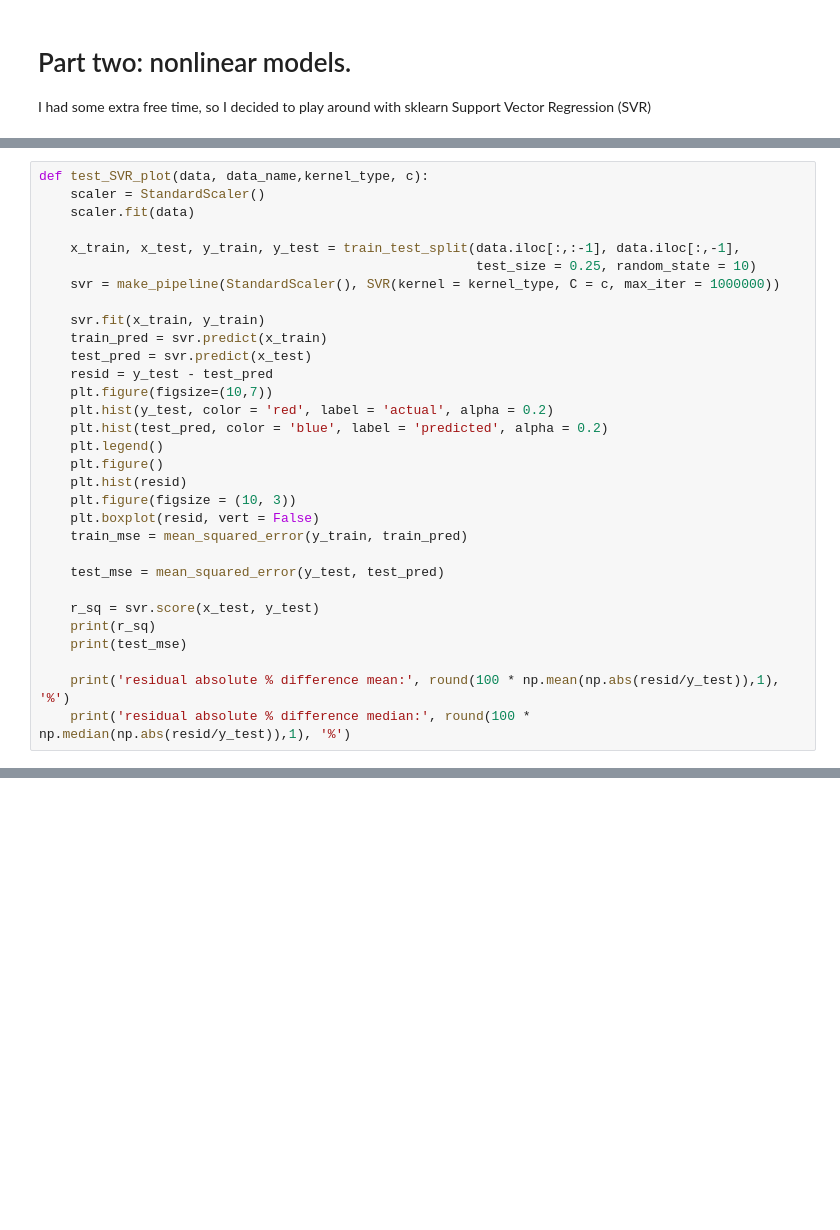
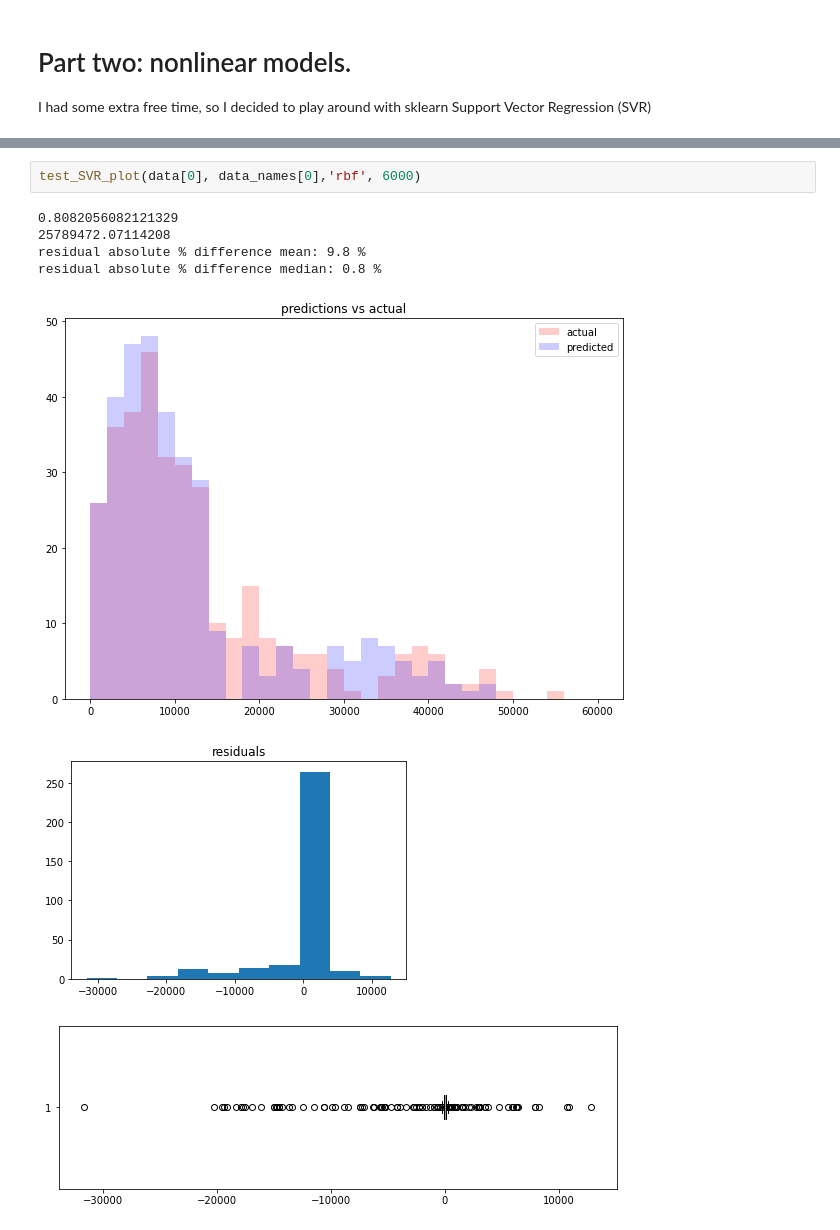
Before and after one commit to nitkiew2/CSE404GroupProject, a Jupyter notebook: Project Step 5 Jason Linear Regression.ipynb, the cells around one changed output, grey strips where cells are left out. Cells and saved outputs as stored; diff of their text form; blank space fills up the shorter version.

```diff
--- a/Project Step 5 Jason Linear Regression.ipynb
+++ b/Project Step 5 Jason Linear Regression.ipynb
@@ -449,31 +491,0 @@ svm_stats.head(147)
-# %%
-def test_SVR_plot(data, data_name,kernel_type, c):
-    scaler = StandardScaler()
-    scaler.fit(data)
-
-    x_train, x_test, y_train, y_test = train_test_split(data.iloc[:,:-1], data.iloc[:,-1],
-                                                        test_size = 0.25, random_state = 10)
-    svr = make_pipeline(StandardScaler(), SVR(kernel = kernel_type, C = c, max_iter = 1000000))
-
-    svr.fit(x_train, y_train)
-    train_pred = svr.predict(x_train)
-    test_pred = svr.predict(x_test)
-    resid = y_test - test_pred
-    plt.figure(figsize=(10,7))
-    plt.hist(y_test, color = 'red', label = 'actual', alpha = 0.2)
-    plt.hist(test_pred, color = 'blue', label = 'predicted', alpha = 0.2)
-    plt.legend()
-    plt.figure()
-    plt.hist(resid)
-    plt.figure(figsize = (10, 3))
-    plt.boxplot(resid, vert = False)
-    train_mse = mean_squared_error(y_train, train_pred)
-
-    test_mse = mean_squared_error(y_test, test_pred)
-
-    r_sq = svr.score(x_test, y_test)
-    print(r_sq)
-    print(test_mse)
-
-    print('residual absolute % difference mean:', round(100 * np.mean(np.abs(resid/y_test)),1), '%')
-    print('residual absolute % difference median:', round(100 * np.median(np.abs(resid/y_test)),1), '%')
@@ -489,0 +541,10 @@ residual absolute % difference median: 9.5 %
+# %%
+test_SVR_plot(data[0], data_names[0],'rbf', 6000)
+# %% [output]
+0.8082056082121329
+25789472.07114208
+residual absolute % difference mean: 9.8 %
+residual absolute % difference median: 0.8 %
+[figure, added]
+[figure, added]
+[figure, added]
```
Also changed, not shown: parts of 14 cells of this notebook.
